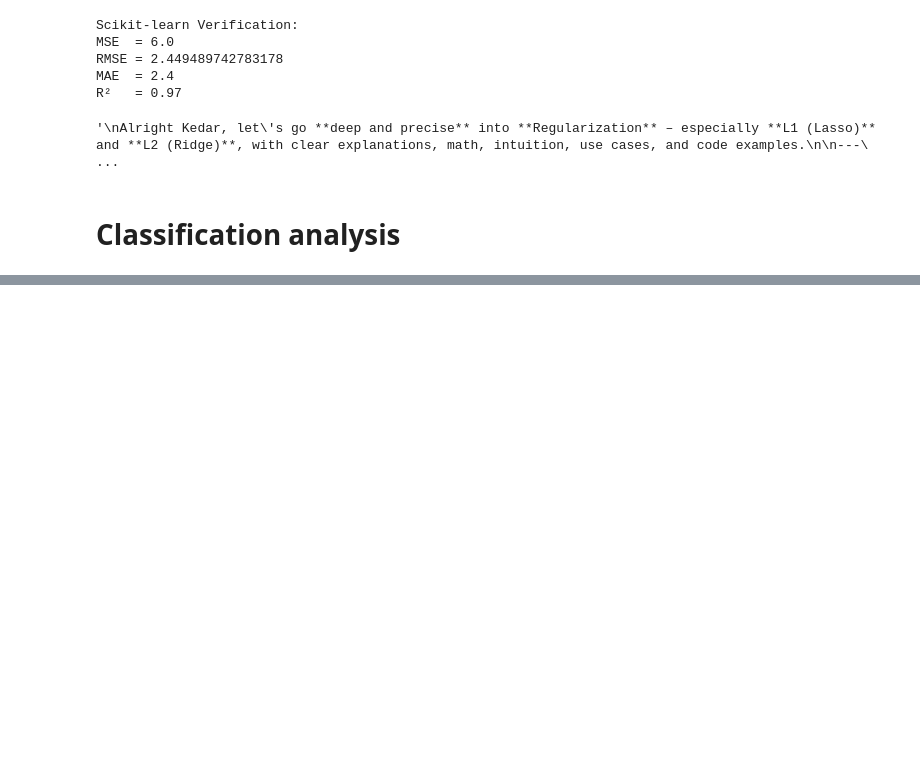
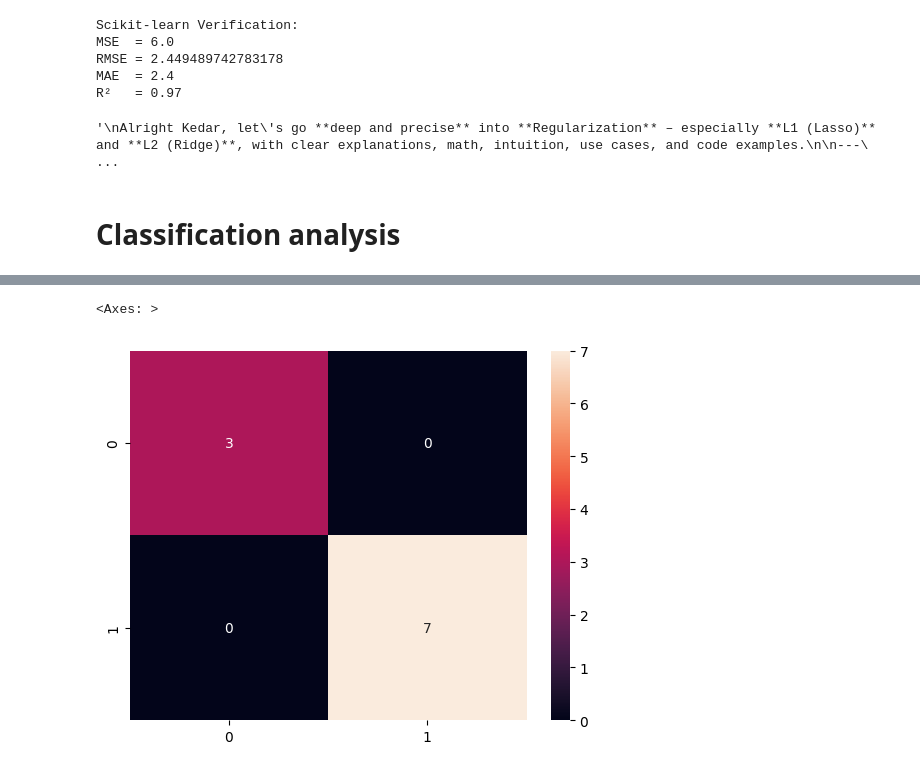
Before and after one commit to KedarDamale/Data-Science, a Jupyter notebook: Data-science/4.Supervised-Learning.ipynb, the cells around one changed output, grey strips where cells are left out. Cells and saved outputs as stored; diff of their text form; code cells hidden in the pictures; blank space fills up the shorter version.

```diff
--- a/Data-science/4.Supervised-Learning.ipynb
+++ b/Data-science/4.Supervised-Learning.ipynb
@@ -840,0 +1006,5 @@ evaluation of classification model: Log loss or cross entropy loss
+# %%
+sns.heatmap(cm,annot=True)
+# %% [output]
+<Axes: >
+[figure, added]
```
Also changed, not shown: parts of 18 cells of this notebook.
